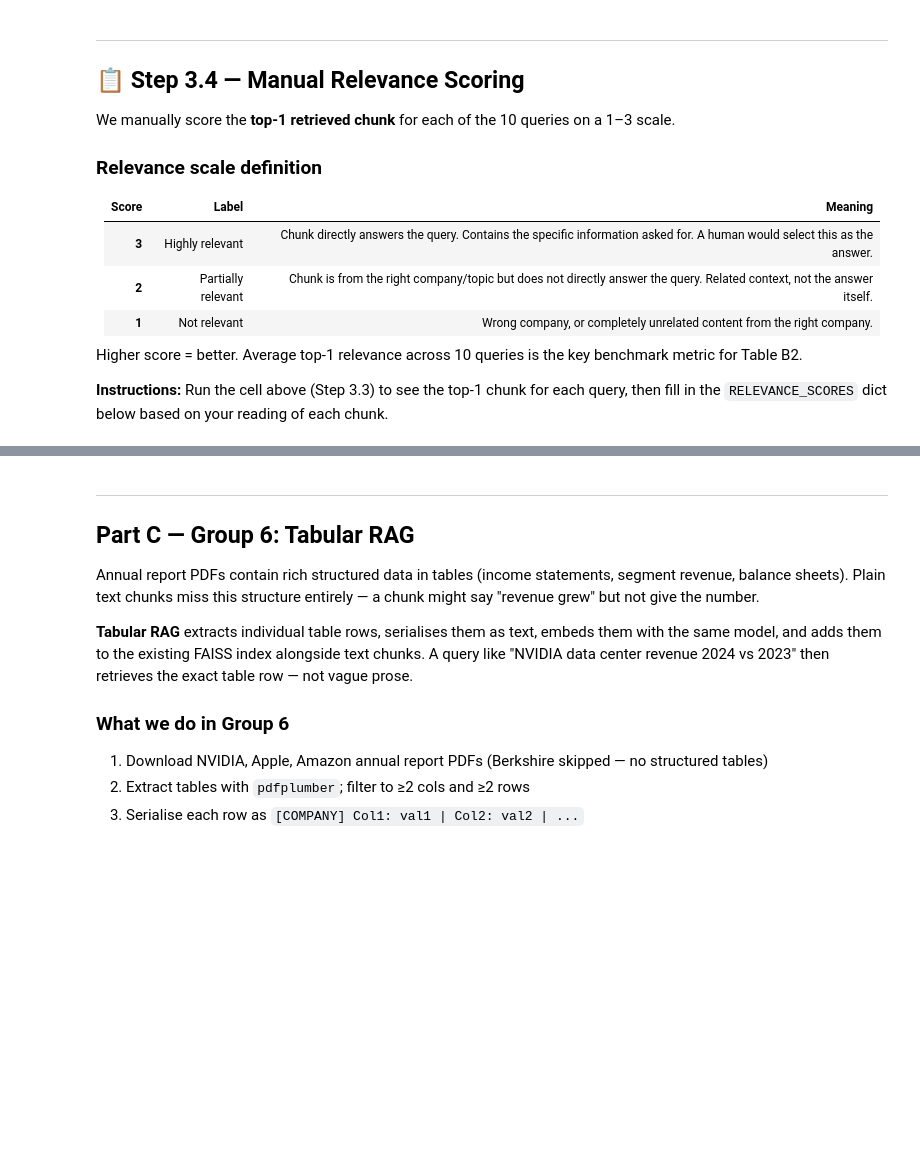
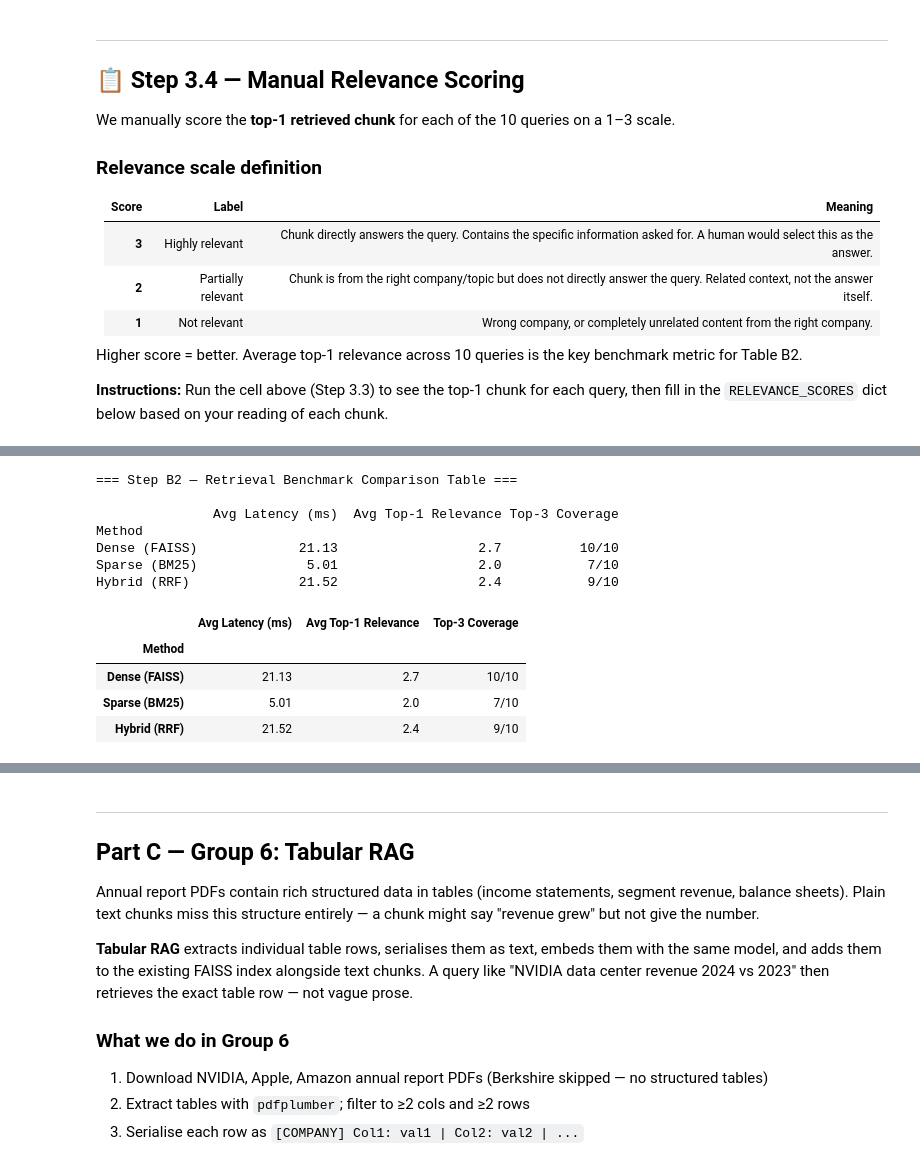
Before and after one commit to dvksuman/assignment-2b-rag-pipeline, a Jupyter notebook: assignment_2b_rag_pipeline.ipynb, the cells around one changed output, grey strips where cells are left out. Drawn from its saved outputs; the diff is of its cells as text; code cells hidden in the pictures; blank space fills up the shorter version.

```diff
--- a/assignment_2b_rag_pipeline.ipynb
+++ b/assignment_2b_rag_pipeline.ipynb
@@ -885,0 +1268,56 @@ display(df_dense)
+# %%
+## Step 4.5 — Compute final comparison table (Dense vs BM25 vs Hybrid)
+
+import pandas as pd
+
+# Manual relevance scores for hybrid top-1 results
+HYBRID_RELEVANCE = [3, 2, 2, 2, 1, 3, 3, 2, 3, 3]
+
+# Average relevance for each method
+avg_dense_relevance  = 2.70   # from Group 3 output
+avg_bm25_relevance   = sum(BM25_RELEVANCE) / len(BM25_RELEVANCE)
+avg_hybrid_relevance = sum(HYBRID_RELEVANCE) / len(HYBRID_RELEVANCE)
+
+# Average latency for each method
+avg_dense_latency  = 21.13    # from Group 3 output
+avg_bm25_latency   = sum(r['latency_ms'] for r in bm25_results) / len(bm25_results)
+avg_hybrid_latency = sum(r['latency_ms'] for r in hybrid_results) / len(hybrid_results)
+
+# Top-3 coverage = how many queries scored >= 2 relevance
+dense_coverage  = sum(1 for s in DENSE_RELEVANCE  if s >= 2)
+bm25_coverage   = sum(1 for s in BM25_RELEVANCE   if s >= 2)
+hybrid_coverage = sum(1 for s in HYBRID_RELEVANCE if s >= 2)
+
+# Build comparison DataFrame
+comparison = {
+    'Method'             : ['Dense (FAISS)', 'Sparse (BM25)', 'Hybrid (RRF)'],
+    'Avg Latency (ms)'   : [round(avg_dense_latency, 2),
+                            round(avg_bm25_latency, 2),
+                            round(avg_hybrid_latency, 2)],
+    'Avg Top-1 Relevance': [round(avg_dense_relevance, 2),
+                            round(avg_bm25_relevance, 2),
+                            round(avg_hybrid_relevance, 2)],
+    'Top-3 Coverage'     : [f"{dense_coverage}/10",
+                            f"{bm25_coverage}/10",
+                            f"{hybrid_coverage}/10"],
+}
+
+df_comparison = pd.DataFrame(comparison).set_index('Method')
+
+print("=== Step B2 — Retrieval Benchmark Comparison Table ===\n")
+print(df_comparison.to_string())
+print()
+display(df_comparison)
+# %% [output]
+=== Step B2 — Retrieval Benchmark Comparison Table ===
+
+               Avg Latency (ms)  Avg Top-1 Relevance Top-3 Coverage
+Method
+Dense (FAISS)             21.13                  2.7          10/10
+Sparse (BM25)              5.01                  2.0           7/10
+Hybrid (RRF)              21.52                  2.4           9/10
+|  | Avg Latency (ms) | Avg Top-1 Relevance | Top-3 Coverage |
+| Method |  |  |  |
+| Dense (FAISS) | 21.13 | 2.7 | 10/10 |
+| Sparse (BM25) | 5.01 | 2.0 | 7/10 |
+| Hybrid (RRF) | 21.52 | 2.4 | 9/10 |
```
Also changed, not shown: parts of 22 cells of this notebook, 5 other files.
